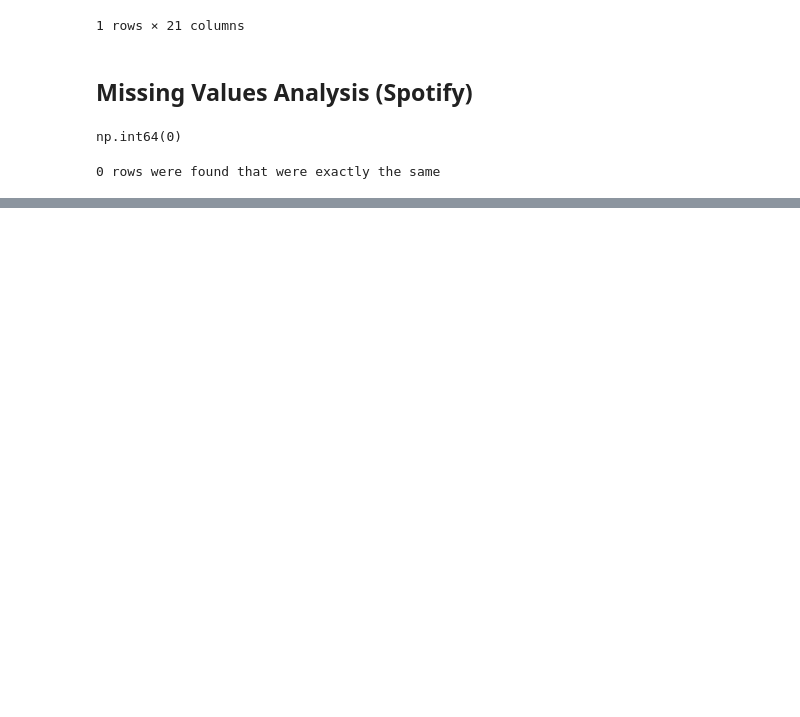
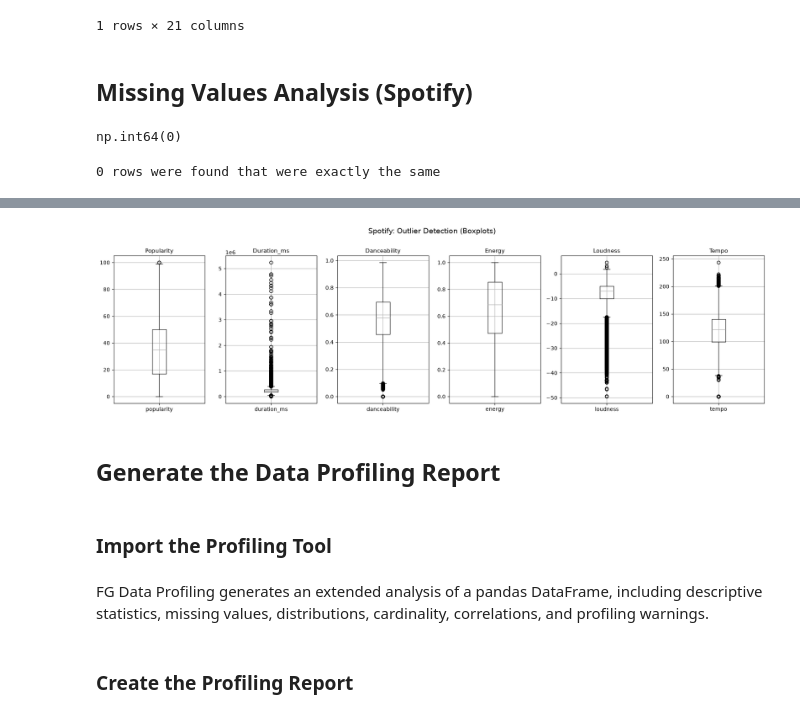
Before and after one commit to sebastianceloriolopezdevdata-hub/Spotify-Grammys-Data-Pipeline, a Jupyter notebook: notebooks/01-EDA_Spotify.ipynb, the cells around one changed output, grey strips where cells are left out. Cells and saved outputs as stored; diff of their text form; code cells hidden in the pictures; blank space fills up the shorter version.

```diff
--- a/notebooks/01-EDA_Spotify.ipynb
+++ b/notebooks/01-EDA_Spotify.ipynb
@@ -137,0 +276,25 @@ if total_duplicated_sp > 0:
+# %%
+
+# Boxplots to detect outliers in numeric features
+numeric_cols = [
+    "popularity",
+    "duration_ms",
+    "danceability",
+    "energy",
+    "loudness",
+    "tempo",
+]
+fig, axes = plt.subplots(1, 6, figsize=(18, 5))
+for ax, col in zip(axes.flatten(), numeric_cols):
+    df_sp.boxplot(column=col, ax=ax, vert=True)
+    ax.set_title(col.capitalize(), fontsize=11)
+
+fig.suptitle("Spotify: Outlier Detection (Boxplots)", fontsize=14, y=1.01)
+plt.tight_layout()
+plt.show()
+# %% [output]
+[figure, added]
+# %% [markdown]
+## Generate the Data Profiling Report
+# %% [markdown]
+### Import the Profiling Tool
@@ -137,0 +303,4 @@ if total_duplicated_sp > 0:
+# %% [markdown]
+FG Data Profiling generates an extended analysis of a pandas DataFrame, including descriptive statistics, missing values, distributions, cardinality, correlations, and profiling warnings.
+# %% [markdown]
+### Create the Profiling Report
```
Also changed, not shown: parts of 17 cells of this notebook.
